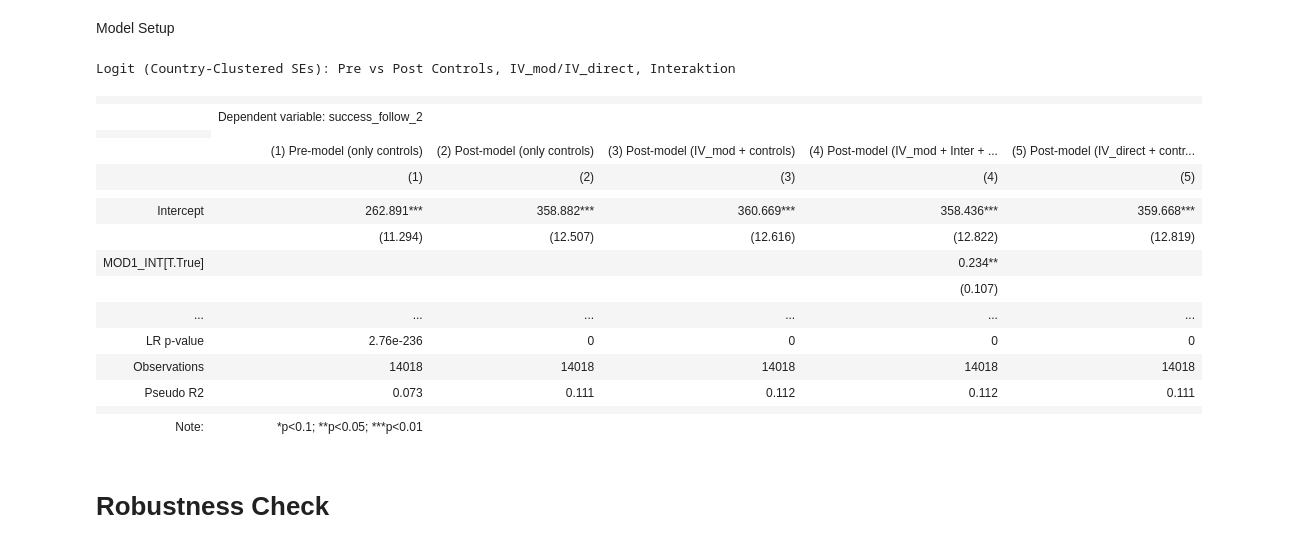
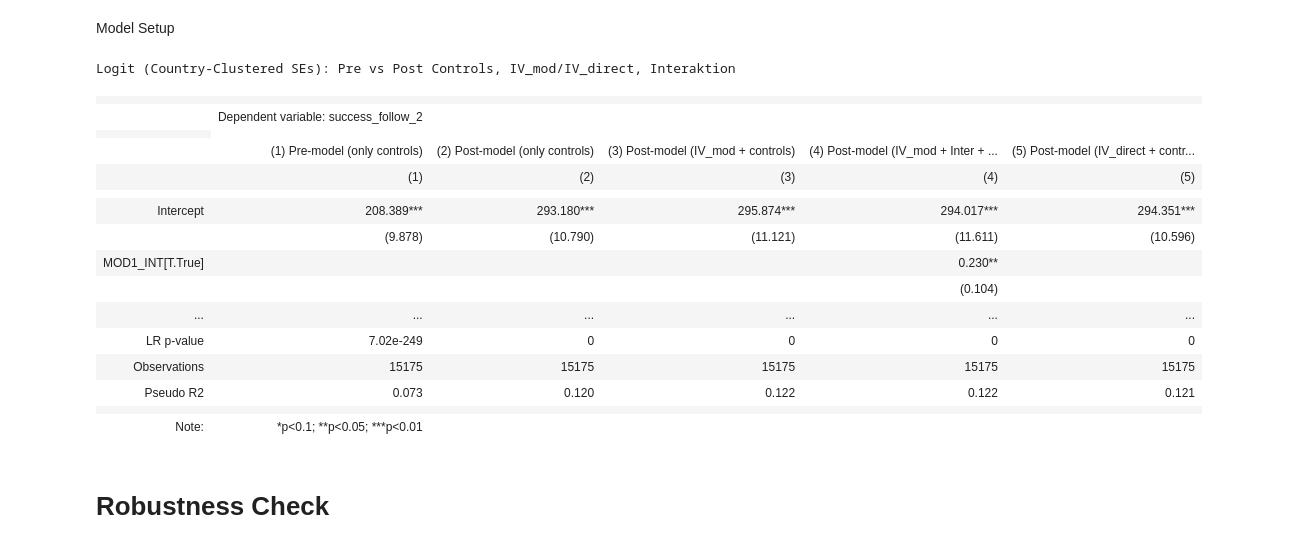
Before and after one commit to JDL05/thesis-spatial-seed-syndication, a Jupyter notebook: notebooks/data_operations.ipynb, the cells around one changed output. Cells and saved outputs as stored; diff of their text form; code cells hidden in the pictures.

```diff
--- a/notebooks/data_operations.ipynb
+++ b/notebooks/data_operations.ipynb
@@ -1424 +1426,7 @@ df = df[
+# %%
+df["last_seed_round_year"] = df["latest_seed_round_date"].dt.year
+
+df = df[
+    df["last_seed_round_year"].between(2007, 2022, inclusive="both")
+].reset_index(drop=True)
 # %% [markdown]
@@ -1426,9 +1434,10 @@ At least one founder
-# %%
-df = df[df["founders"].notna() & (df["founders"].str.strip() != "")].reset_index(drop=True)
+# %%
+mean_founders = int(round(df["number_of_founders"].mean()))
+df["founders"] = df["founders"].fillna(str(mean_founders))
+df.loc[df["founders"].str.strip() == "", "founders"] = str(mean_founders)
+df = df.reset_index(drop=True)
 # %% [markdown]
 Outlier Cutting
-# %%
-df = df[df["number_of_founders"] <= 12].reset_index(drop=True)
 # %%
 df = df[df["number_seed_rounds"] <= 5].reset_index(drop=True)
 # %%
@@ -1751,7 +1760,7 @@ full_ctrls = [
     "energy", "information_technology", "materials", "industrials",
     "consumer_discretionary", "consumer_staples", "health_care",
     "financials", "communication_services", "utilities", "real_estate", "other",
-    "number_of_founders", "female_founder", "grant_before_seed",
+    "number_of_founders", "female_founder", "grant_before_seed", "angel_round_binary",
     "first_seed_round_year", "number_seed_rounds", "number_seed_investors", "pre_seed", "follow_on_investor",
     "low_seed_funding", "high_seed_funding", "duration_seed_stage", "lead_investor_in_seed",
     "accelerator_seed_investor_binary", "incubator_seed_investor_binary",
@@ -1792,41 +1801,41 @@ stargazer = Stargazer([m1c, m2c, m3c, m4c, m5c])
 stargazer.title("Logit (Country-Clustered SEs): Pre vs Post Controls, IV_mod/IV_direct, Interaktion")
 stargazer.custom_columns(
     ["(1) Pre-model (only controls)", "(2) Post-model (only controls)", "(3) Post-model (IV_mod + controls)", "(4) Post-model (IV_mod + Inter + controls)", "(5) Post-model (IV_direct + controls)"],
     [1, 1, 1, 1, 1]
 )
 
 stargazer.significance_levels([0.1, 0.05, 0.01])
 
 models = [m1c, m2c, m3c, m4c, m5c]
 
 def fmt2(x):
     return f"{x:,.2f}"
 
 loglik    = [fmt2(m.llf) for m in models]
 lr_chi2   = [fmt2(m.llr) for m in models]
 lr_pval   = [f"{m.llr_pvalue:.3g}" for m in models]
 
 stargazer.add_line("Log-Likelihood", loglik)
 stargazer.add_line("LR Chi\u00b2", lr_chi2)
 stargazer.add_line("LR p-value", lr_pval)
 
 HTML(stargazer.render_html())
 # %% [output]
 Logit (Country-Clustered SEs): Pre vs Post Controls, IV_mod/IV_direct, Interaktion
 |  |  |  |  |  |  |
 |  | Dependent variable: success_follow_2 |  |  |  |  |
 |  |
 |  | (1) Pre-model (only controls) | (2) Post-model (only controls) | (3) Post-model (IV_mod + controls) | (4) Post-model (IV_mod + Inter + ... | (5) Post-model (IV_direct + contr... |
 |  | (1) | (2) | (3) | (4) | (5) |
 |  |  |  |  |  |  |
-| Intercept | 262.891*** | 358.882*** | 360.669*** | 358.436*** | 359.668*** |
-|  | (11.294) | (12.507) | (12.616) | (12.822) | (12.819) |
-| MOD1_INT[T.True] |  |  |  | 0.234** |  |
-|  |  |  |  | (0.107) |  |
+| Intercept | 208.389*** | 293.180*** | 295.874*** | 294.017*** | 294.351*** |
+|  | (9.878) | (10.790) | (11.121) | (11.611) | (10.596) |
+| MOD1_INT[T.True] |  |  |  | 0.230** |  |
+|  |  |  |  | (0.104) |  |
 | ... | ... | ... | ... | ... | ... |
-| LR p-value | 2.76e-236 | 0 | 0 | 0 | 0 |  |  |  |  |  |  |
-| Observations | 14018 | 14018 | 14018 | 14018 | 14018 |
-| Pseudo R2 | 0.073 | 0.111 | 0.112 | 0.112 | 0.111 |
+| LR p-value | 7.02e-249 | 0 | 0 | 0 | 0 |  |  |  |  |  |  |
+| Observations | 15175 | 15175 | 15175 | 15175 | 15175 |
+| Pseudo R2 | 0.073 | 0.120 | 0.122 | 0.122 | 0.121 |
 |  |  |  |  |  |  |
 | Note: | *p<0.1; **p<0.05; ***p<0.01 |  |  |  |  |
 # %% [markdown]
```
Also changed, not shown: parts of 12 cells of this notebook, 8 other files.
